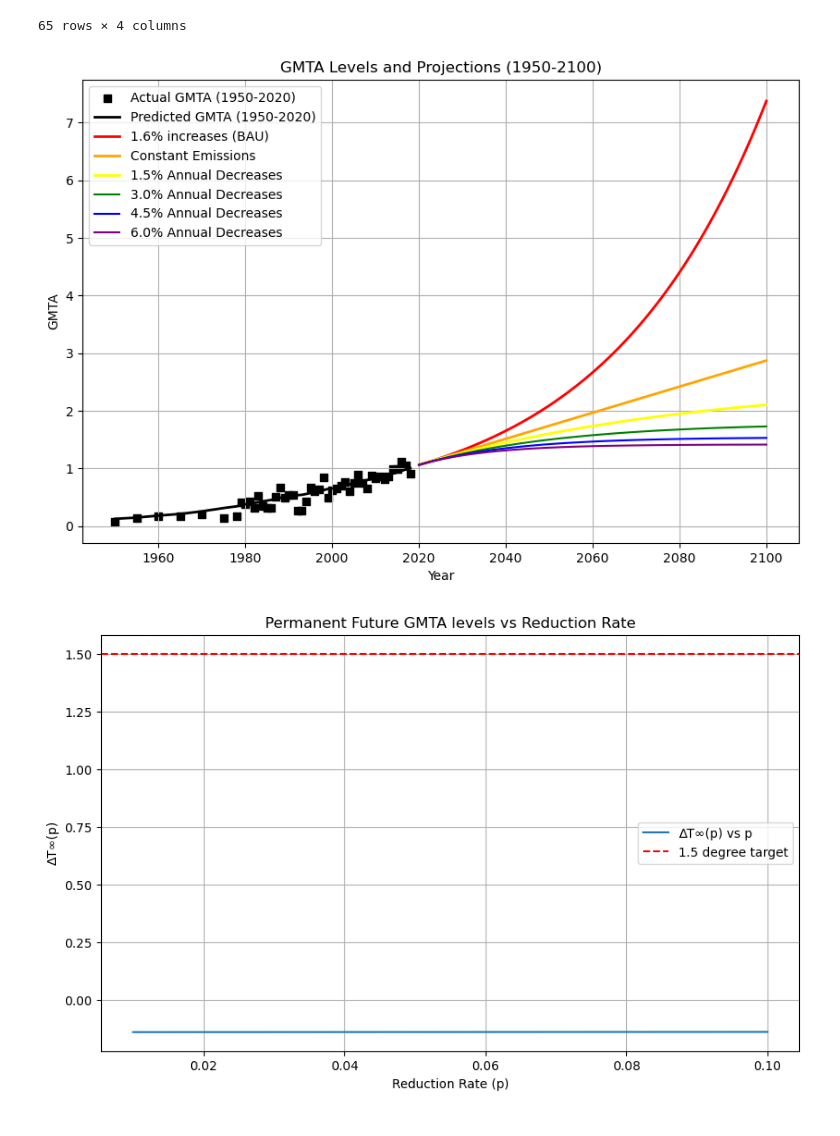
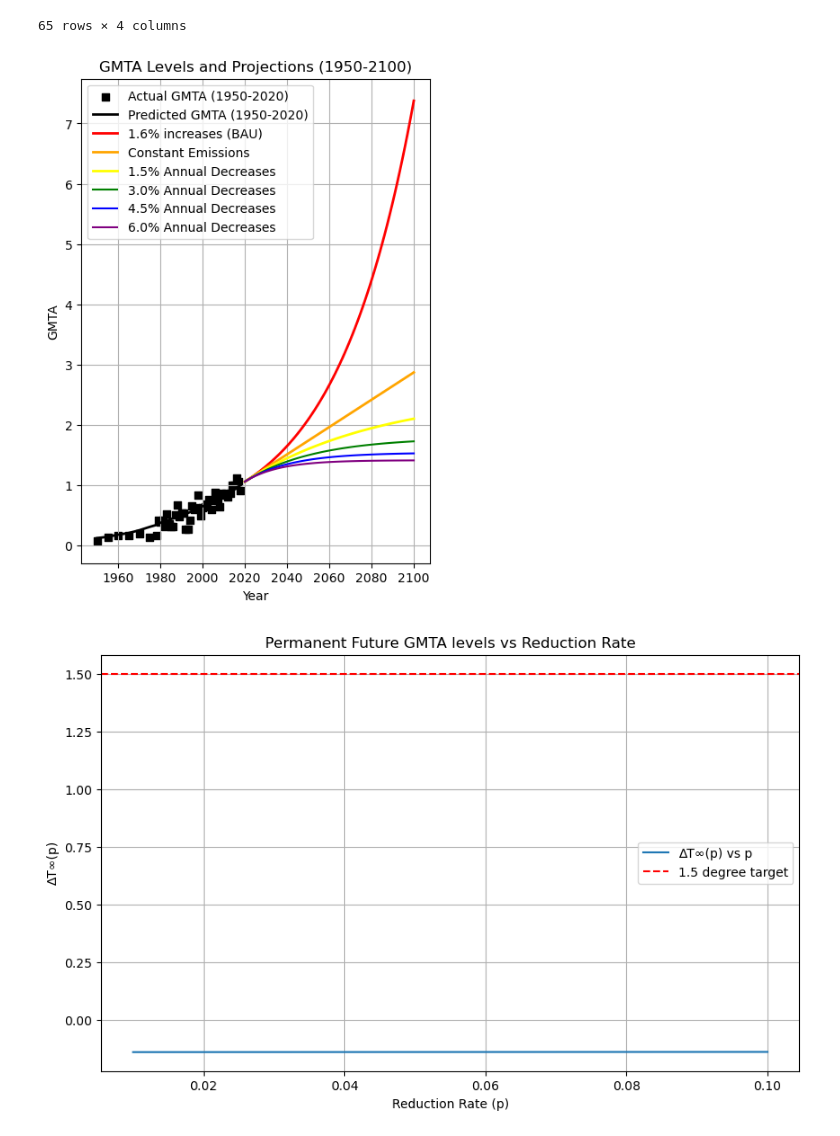
Before and after one commit to ririye01/math4334-MathModelingNotebooks, a Jupyter notebook: projects/p1/p1.ipynb, the cells around one changed output. Saved outputs shown, nothing was run; the diff lists cells and outputs as text; code cells hidden in the pictures.

```diff
--- a/projects/p1/p1.ipynb
+++ b/projects/p1/p1.ipynb
@@ -555,35 +555,35 @@ gmta_6_0_decrease = [m*eco2 + b for eco2 in eco2_6_0_decrease]
 ########################################################################################
 ########################################################################################
 ########## PLOT PLOT PLOT #############################################################
 ########################################################################################
 
 # Initialize the figure and axis
-plt.figure(figsize=(10, 6.5))
+plt.figure(figsize=(5, 7))
 plt.grid(True)
 
 # Plot actual and predicted historical data
 plt.scatter(years_1950_2020, actual_gmta_1950_2020, color='black', marker='s', label='Actual GMTA (1950-2020)')
 plt.plot(years_1950_2020, predicted_gmta_1950_2020, color='black', linewidth=2, label='Predicted GMTA (1950-2020)')
 
 # # You will need to compute these predictions for different scenarios, but for demonstration:
 plt.plot(years_future, predicted_gmta_future, color='red', label='1.6% increases (BAU)', lw=2)
 plt.plot(years_2020_2100, gmta_constant, color='orange', label='Constant Emissions', lw=2)
 plt.plot(years_2020_2100, gmta_1_5_decrease, color='yellow', label='1.5% Annual Decreases', lw=2)
 plt.plot(years_2020_2100, gmta_3_0_decrease, color='green', label='3.0% Annual Decreases')
 plt.plot(years_2020_2100, gmta_4_5_decrease, color='blue', label='4.5% Annual Decreases')
 plt.plot(years_2020_2100, gmta_6_0_decrease, color='purple', label='6.0% Annual Decreases')
 
 # Add labels, title, legend
 plt.xlabel('Year')
 plt.ylabel('GMTA')
 plt.title('GMTA Levels and Projections (1950-2100)')
 plt.legend()
 plt.savefig("plots/pred-gmta2.png")
 
 # Display the plot
 plt.show()
 # %% [output]
-[figure, old version]
+[figure, new version]
 # %%
 import numpy as np
 import matplotlib.pyplot as plt
```
Also changed, not shown: parts of 2 cells of this notebook, 2 other files.
